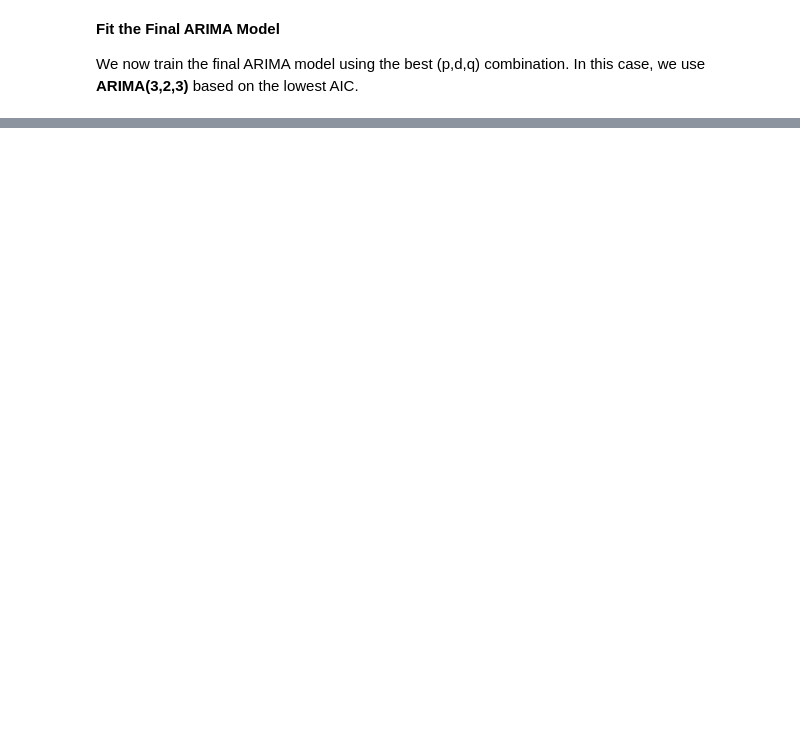
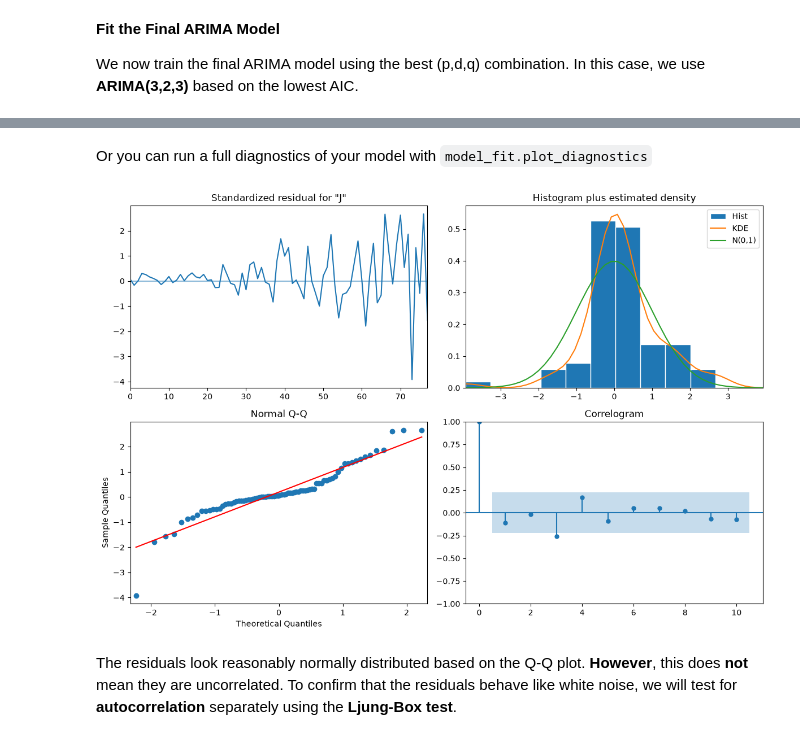
Before and after one commit to michaelhudson2205/INFO3022_Practicals, a Jupyter notebook: P4_3_ARMA_ARIMA.ipynb, the cells around one changed output, grey strips where cells are left out. Saved outputs shown, nothing was run; the diff lists cells and outputs as text; code cells hidden in the pictures; blank space fills up the shorter version.

```diff
--- a/P4_3_ARMA_ARIMA.ipynb
+++ b/P4_3_ARMA_ARIMA.ipynb
@@ -672,0 +734,10 @@ We now train the final ARIMA model using the best (p,d,q) combination. In this c
+# %% [markdown]
+Or you can run a full diagnostics of your model with `model_fit.plot_diagnostics`
+# %%
+model_fit.plot_diagnostics(figsize=(12, 8))
+plt.tight_layout()
+plt.show()
+# %% [output]
+[figure, added]
+# %% [markdown]
+The residuals look reasonably normally distributed based on the Q-Q plot. **However**, this does **not** mean they are uncorrelated. To confirm that the residuals behave like white noise, we will test for **autocorrelation** separately using the **Ljung-Box test**.
```
Also changed, not shown: parts of 17 cells of this notebook.
